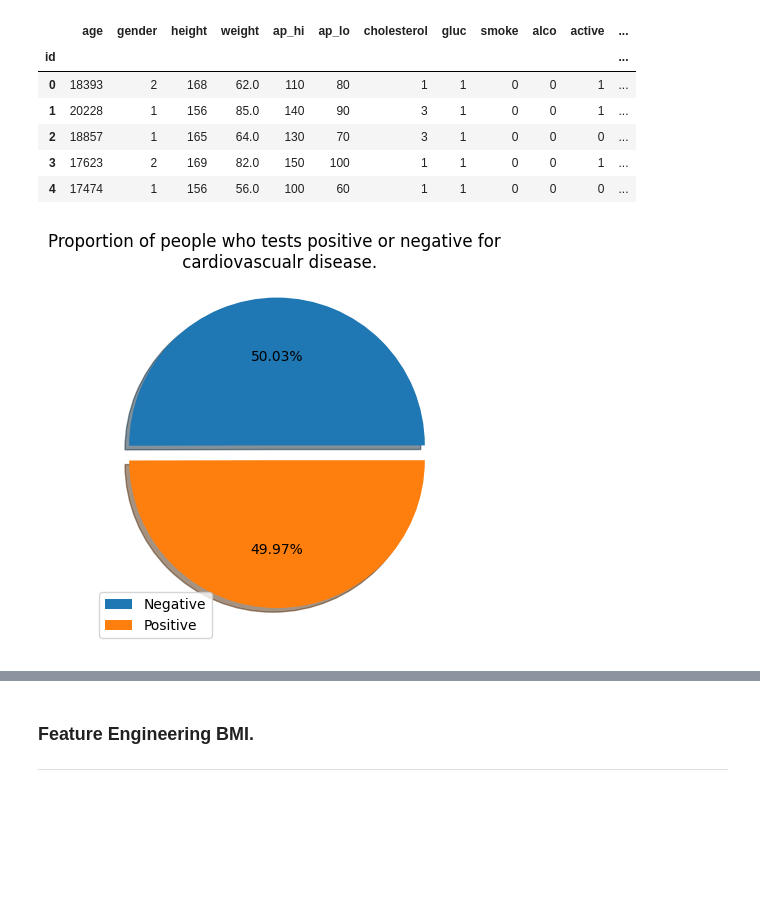
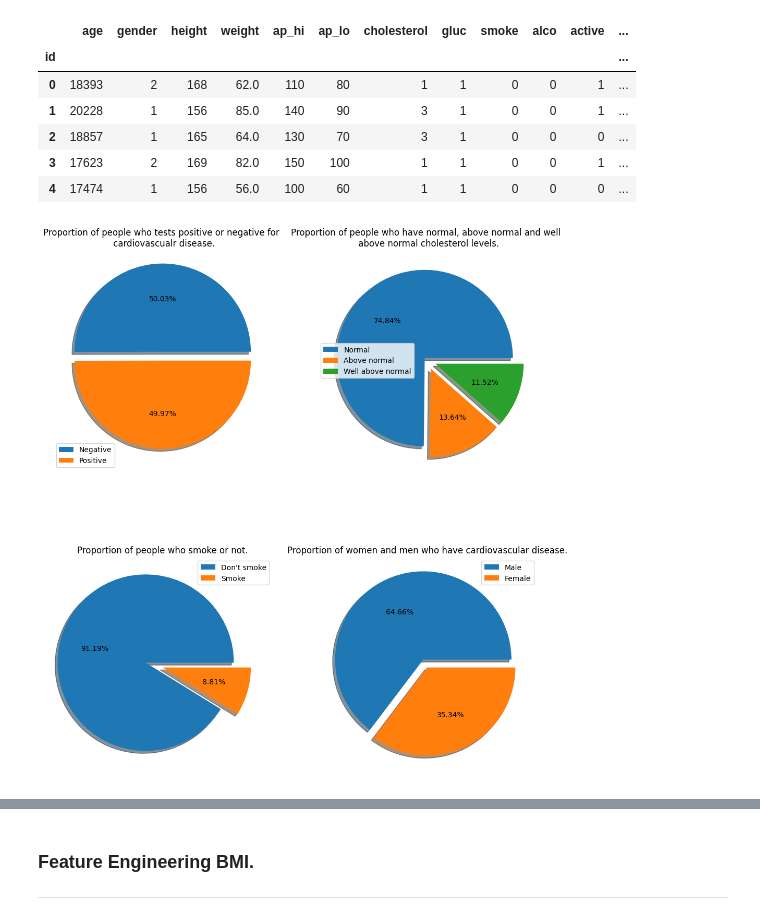
Before and after one commit to S1gge/Machine-Learning-Medical-Prediction, a Jupyter notebook: Lab_01/Report.ipynb, the cells around one changed output, grey strips where cells are left out. Saved outputs shown, nothing was run; the diff lists cells and outputs as text; code cells hidden in the pictures; blank space fills up the shorter version.

```diff
--- a/Lab_01/Report.ipynb
+++ b/Lab_01/Report.ipynb
@@ -25,7 +25,7 @@ df.head()
 | 3 | 17623 | 2 | 169 | 82.0 | 150 | 100 | 1 | 1 | 0 | 0 | 1 | ... |
 | 4 | 17474 | 1 | 156 | 56.0 | 100 | 60 | 1 | 1 | 0 | 0 | 0 | ... |
 # %%
-analysis.plot_pos_neg(df);
+analysis.eda_pie(df)
 # %% [output]
-[figure, old version]
+[figure, new version]
 # %%
```
Also changed, not shown: parts of 6 cells of this notebook, 3 other files.
